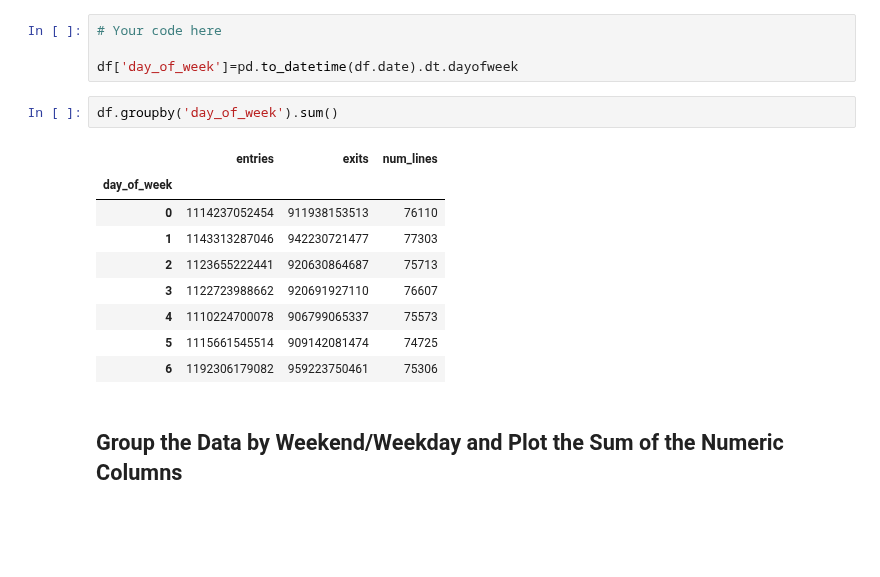
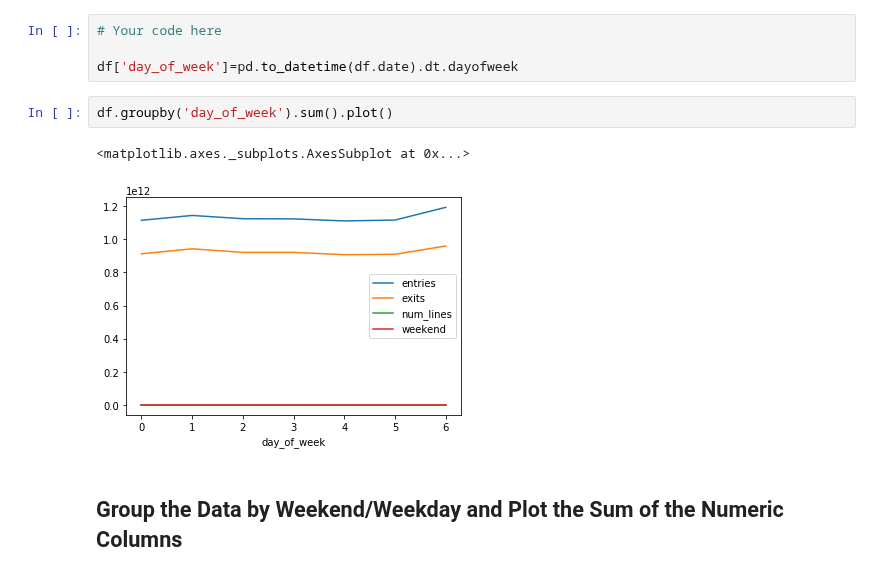
Before and after one commit to probboy/dsc-pandas-series-and-dataframes-lab-nyc-ds-082619, a Jupyter notebook: index.ipynb, the cells around one changed output. Drawn from its saved outputs; the diff is of its cells as text; blank space fills up the shorter version.

```diff
--- a/index.ipynb
+++ b/index.ipynb
@@ -146,17 +146,10 @@ Index(['c/a', 'unit', 'scp', 'station', 'linename', 'division', 'date', 'time',
 
 df['day_of_week']=pd.to_datetime(df.date).dt.dayofweek
 # %%
-df.groupby('day_of_week').sum()
+df.groupby('day_of_week').sum().plot()
 # %% [output]
-|  | entries | exits | num_lines |
-| day_of_week |  |  |  |
-| 0 | 1114237052454 | 911938153513 | 76110 |
-| 1 | 1143313287046 | 942230721477 | 77303 |
-| 2 | 1123655222441 | 920630864687 | 75713 |
-| 3 | 1122723988662 | 920691927110 | 76607 |
-| 4 | 1110224700078 | 906799065337 | 75573 |
-| 5 | 1115661545514 | 909142081474 | 74725 |
-| 6 | 1192306179082 | 959223750461 | 75306 |
+<matplotlib.axes._subplots.AxesSubplot at 0x...>
+[figure, added]
 # %% [markdown]
 ## Group the Data by Weekend/Weekday and Plot the Sum of the Numeric Columns
 # %%
```
